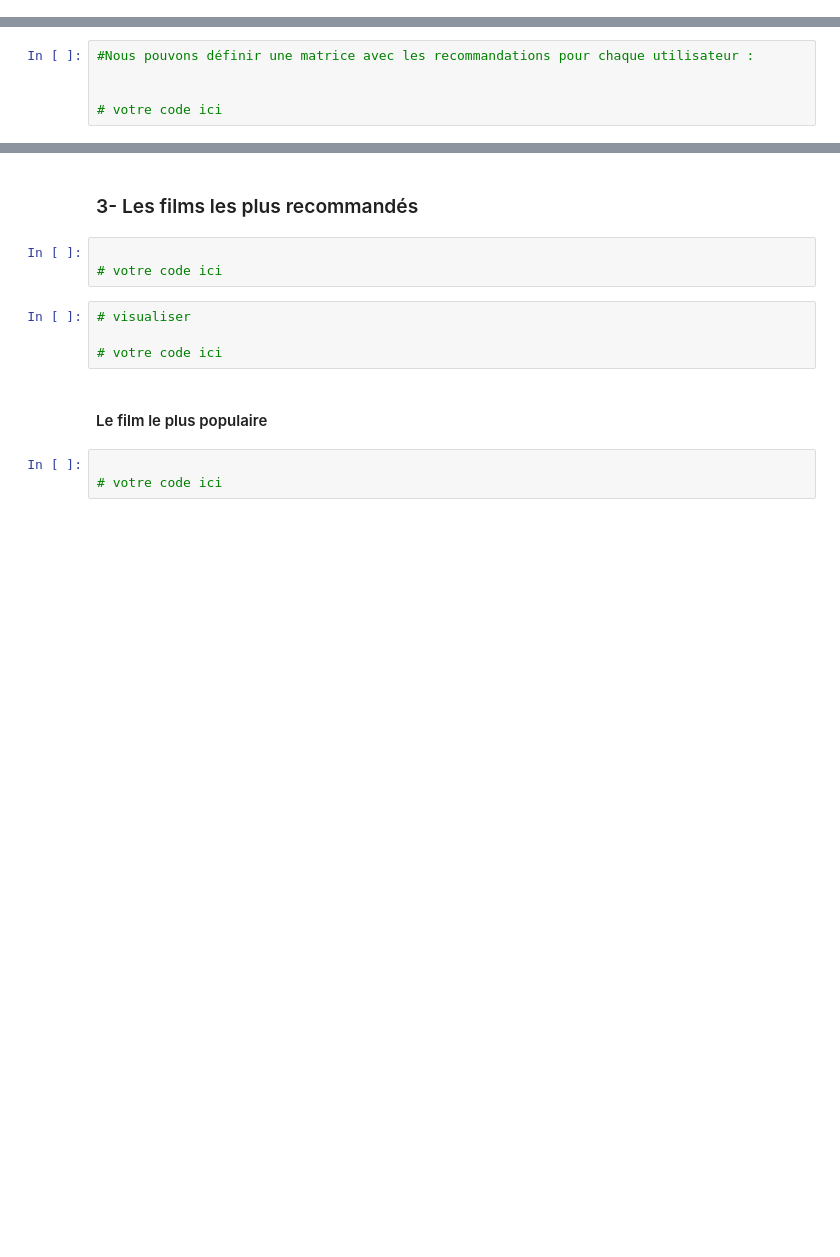
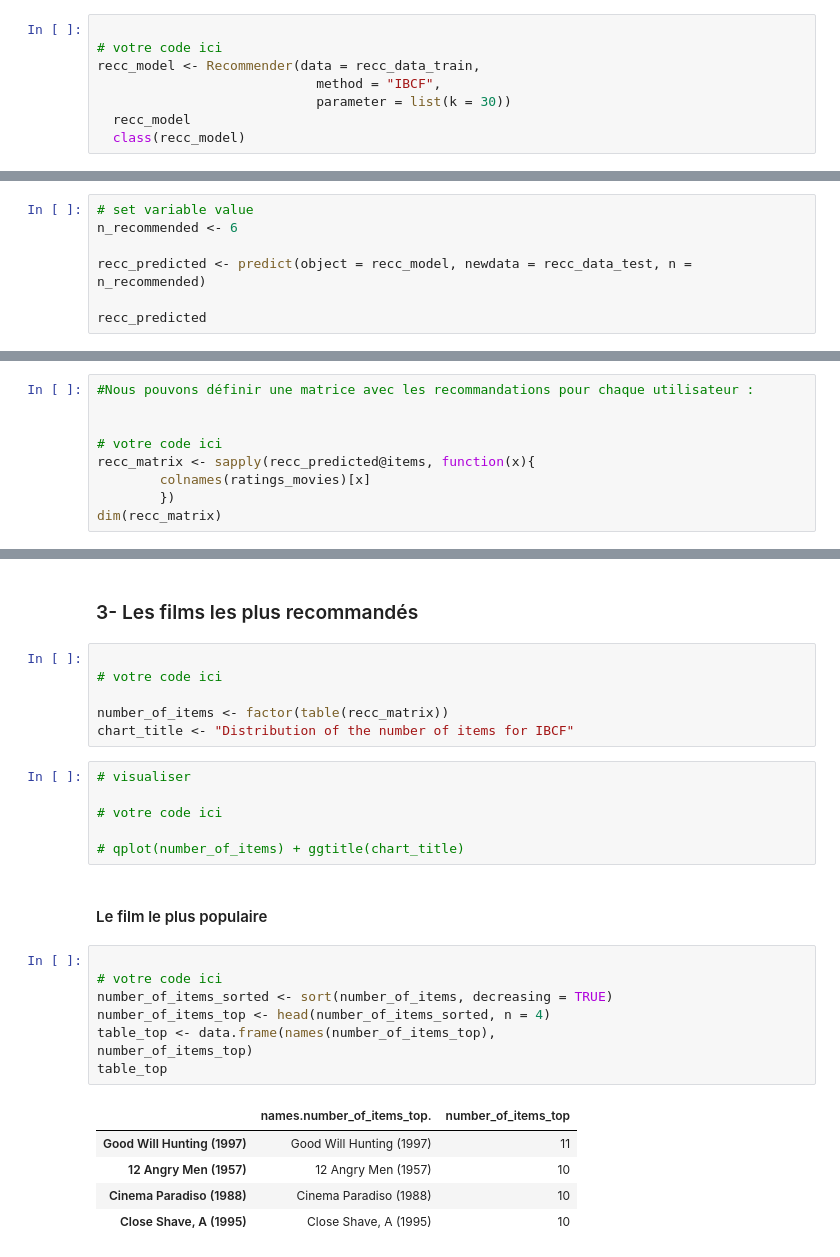
Before and after one commit to guangjunwu/bdeb_ML, a Jupyter notebook: R-notebook/TODO-Item-based Collaboratif Filtering.ipynb, the cells around one changed output, grey strips where cells are left out. Cells and saved outputs as stored; diff of their text form; blank space fills up the shorter version.

```diff
--- a/R-notebook/TODO-Item-based Collaboratif Filtering.ipynb
+++ b/R-notebook/TODO-Item-based Collaboratif Filtering.ipynb
@@ -285,0 +559,8 @@ Premièrement, nous définissons au hasard le vecteur  which_train. Nous allons
+# %%
+
+# votre code ici
+recc_model <- Recommender(data = recc_data_train,
+                            method = "IBCF",
+                            parameter = list(k = 30))
+  recc_model
+  class(recc_model)
@@ -317,0 +613,7 @@ Dans notre ça nous souhaitons recommander à chaque utilisateur 6 films.
+# %%
+# set variable value
+n_recommended <- 6
+
+recc_predicted <- predict(object = recc_model, newdata = recc_data_test, n = n_recommended)
+
+recc_predicted
@@ -335,3 +680,7 @@ Dans notre ça nous souhaitons recommander à chaque utilisateur 6 films.
 
 
 # votre code ici
+recc_matrix <- sapply(recc_predicted@items, function(x){
+        colnames(ratings_movies)[x]
+        })
+dim(recc_matrix)
@@ -342,14 +712,30 @@ Dans notre ça nous souhaitons recommander à chaque utilisateur 6 films.
 # %% [markdown]
 ### 3-	Les films les plus recommandés
+# %%
+
+# votre code ici
+
+number_of_items <- factor(table(recc_matrix))
+chart_title <- "Distribution of the number of items for IBCF"
 # %%
+# visualiser
 
 # votre code ici
+
+# qplot(number_of_items) + ggtitle(chart_title)
-# %%
-# visualiser
-
-# votre code ici
 # %% [markdown]
 #### Le film le plus populaire
-# %%
-
-# votre code ici
+# %%
+
+# votre code ici
+number_of_items_sorted <- sort(number_of_items, decreasing = TRUE)
+number_of_items_top <- head(number_of_items_sorted, n = 4)
+table_top <- data.frame(names(number_of_items_top),
+number_of_items_top)
+table_top
+# %% [output]
+|  | names.number_of_items_top. | number_of_items_top |
+| Good Will Hunting (1997) | Good Will Hunting (1997) | 11 |
+| 12 Angry Men (1957) | 12 Angry Men (1957) | 10 |
+| Cinema Paradiso (1988) | Cinema Paradiso (1988) | 10 |
+| Close Shave, A (1995) | Close Shave, A (1995) | 10 |
```
Also changed, not shown: parts of 85 cells of this notebook.
